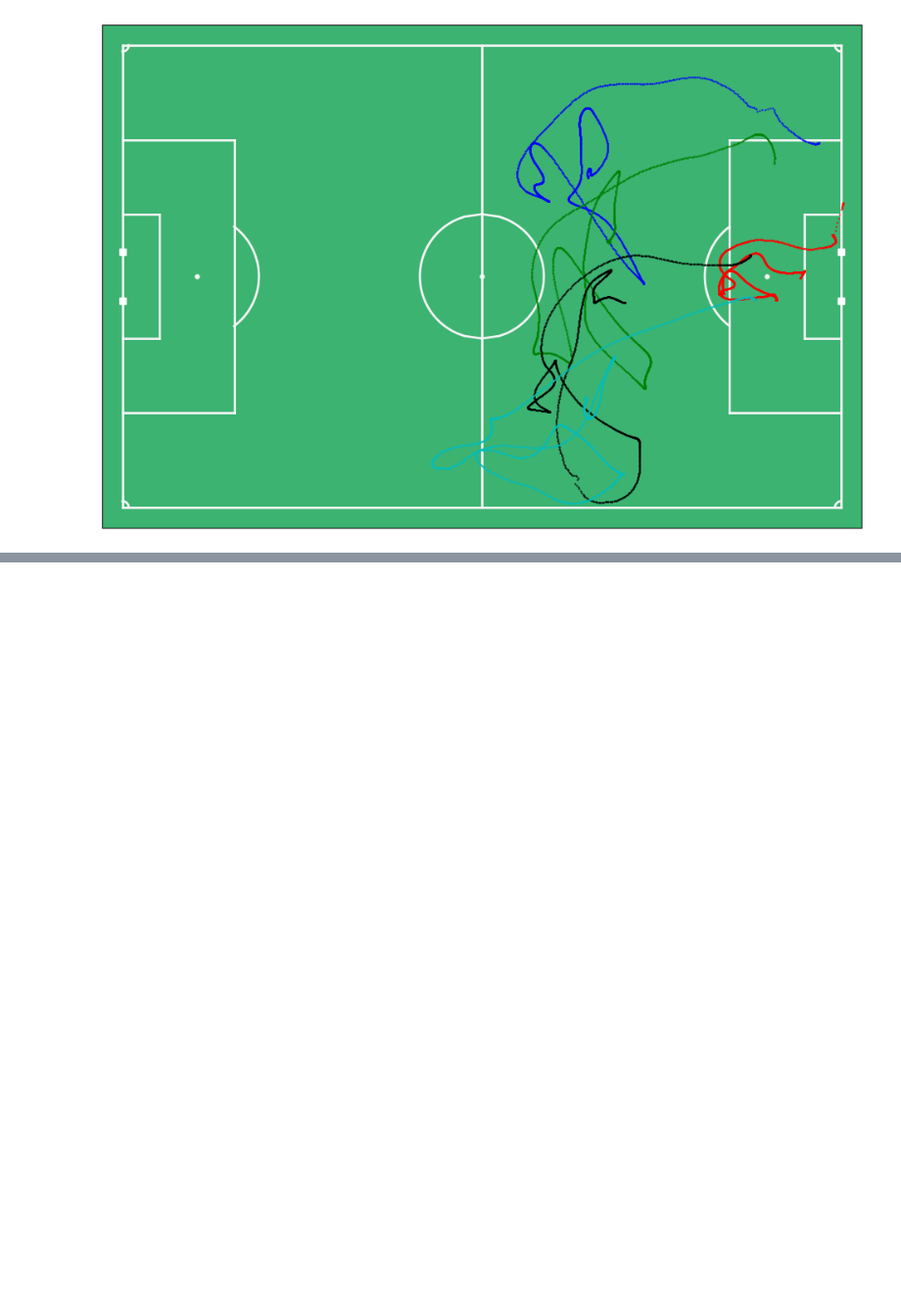
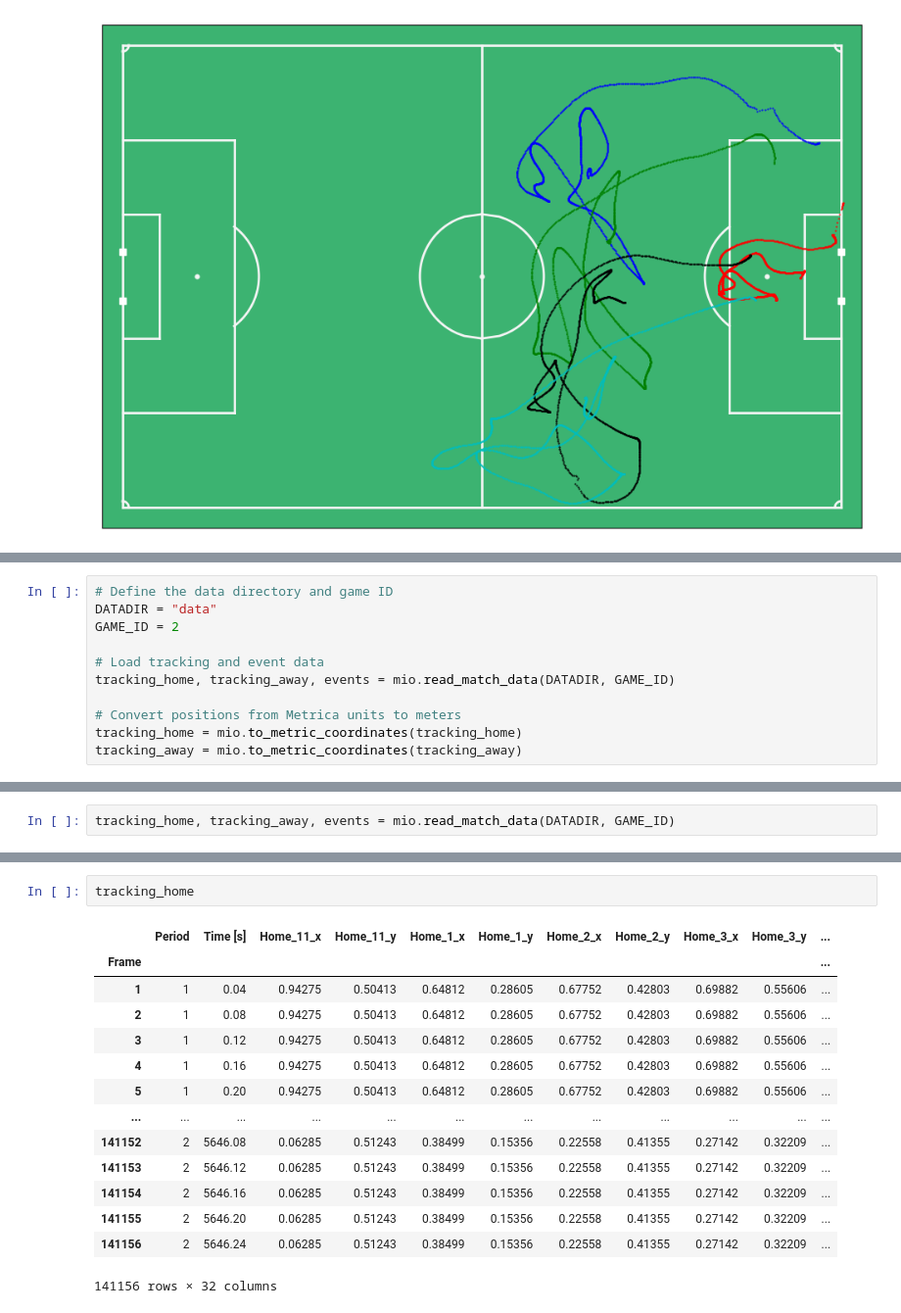
Before and after one commit to Ameya1337/football-tactical-analysis, a Jupyter notebook: initial.ipynb, the cells around one changed output, grey strips where cells are left out. Shown: that part at 98% size. Drawn from its saved outputs; the diff is of its cells as text; blank space fills up the shorter version.

```diff
--- a/initial.ipynb
+++ b/initial.ipynb
@@ -163,0 +154,11 @@ fig, ax = mviz.plot_frame(
+# %%
+# Define the data directory and game ID
+DATADIR = "data"
+GAME_ID = 2
+
+# Load tracking and event data
+tracking_home, tracking_away, events = mio.read_match_data(DATADIR, GAME_ID)
+
+# Convert positions from Metrica units to meters
+tracking_home = mio.to_metric_coordinates(tracking_home)
+tracking_away = mio.to_metric_coordinates(tracking_away)
@@ -163,0 +168,2 @@ fig, ax = mviz.plot_frame(
+# %%
+tracking_home, tracking_away, events = mio.read_match_data(DATADIR, GAME_ID)
@@ -163,0 +183,17 @@ fig, ax = mviz.plot_frame(
+# %%
+tracking_home
+# %% [output]
+|  | Period | Time [s] | Home_11_x | Home_11_y | Home_1_x | Home_1_y | Home_2_x | Home_2_y | Home_3_x | Home_3_y | ... |
+| Frame |  |  |  |  |  |  |  |  |  |  | ... |
+| 1 | 1 | 0.04 | 0.94275 | 0.50413 | 0.64812 | 0.28605 | 0.67752 | 0.42803 | 0.69882 | 0.55606 | ... |
+| 2 | 1 | 0.08 | 0.94275 | 0.50413 | 0.64812 | 0.28605 | 0.67752 | 0.42803 | 0.69882 | 0.55606 | ... |
+| 3 | 1 | 0.12 | 0.94275 | 0.50413 | 0.64812 | 0.28605 | 0.67752 | 0.42803 | 0.69882 | 0.55606 | ... |
+| 4 | 1 | 0.16 | 0.94275 | 0.50413 | 0.64812 | 0.28605 | 0.67752 | 0.42803 | 0.69882 | 0.55606 | ... |
+| 5 | 1 | 0.20 | 0.94275 | 0.50413 | 0.64812 | 0.28605 | 0.67752 | 0.42803 | 0.69882 | 0.55606 | ... |
+| ... | ... | ... | ... | ... | ... | ... | ... | ... | ... | ... | ... |
+| 141152 | 2 | 5646.08 | 0.06285 | 0.51243 | 0.38499 | 0.15356 | 0.22558 | 0.41355 | 0.27142 | 0.32209 | ... |
+| 141153 | 2 | 5646.12 | 0.06285 | 0.51243 | 0.38499 | 0.15356 | 0.22558 | 0.41355 | 0.27142 | 0.32209 | ... |
+| 141154 | 2 | 5646.16 | 0.06285 | 0.51243 | 0.38499 | 0.15356 | 0.22558 | 0.41355 | 0.27142 | 0.32209 | ... |
+| 141155 | 2 | 5646.20 | 0.06285 | 0.51243 | 0.38499 | 0.15356 | 0.22558 | 0.41355 | 0.27142 | 0.32209 | ... |
+| 141156 | 2 | 5646.24 | 0.06285 | 0.51243 | 0.38499 | 0.15356 | 0.22558 | 0.41355 | 0.27142 | 0.32209 | ... |
+141156 rows × 32 columns
```
Also changed, not shown: parts of 19 cells of this notebook, 3 other files.
